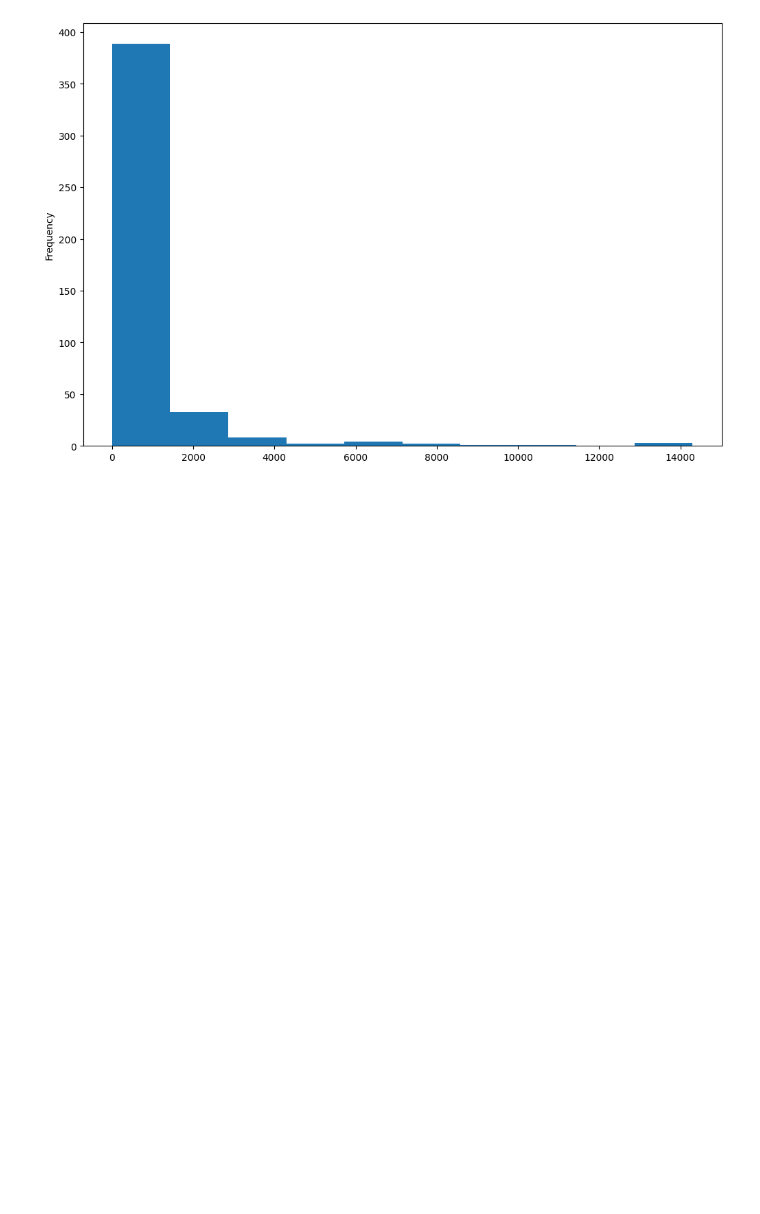
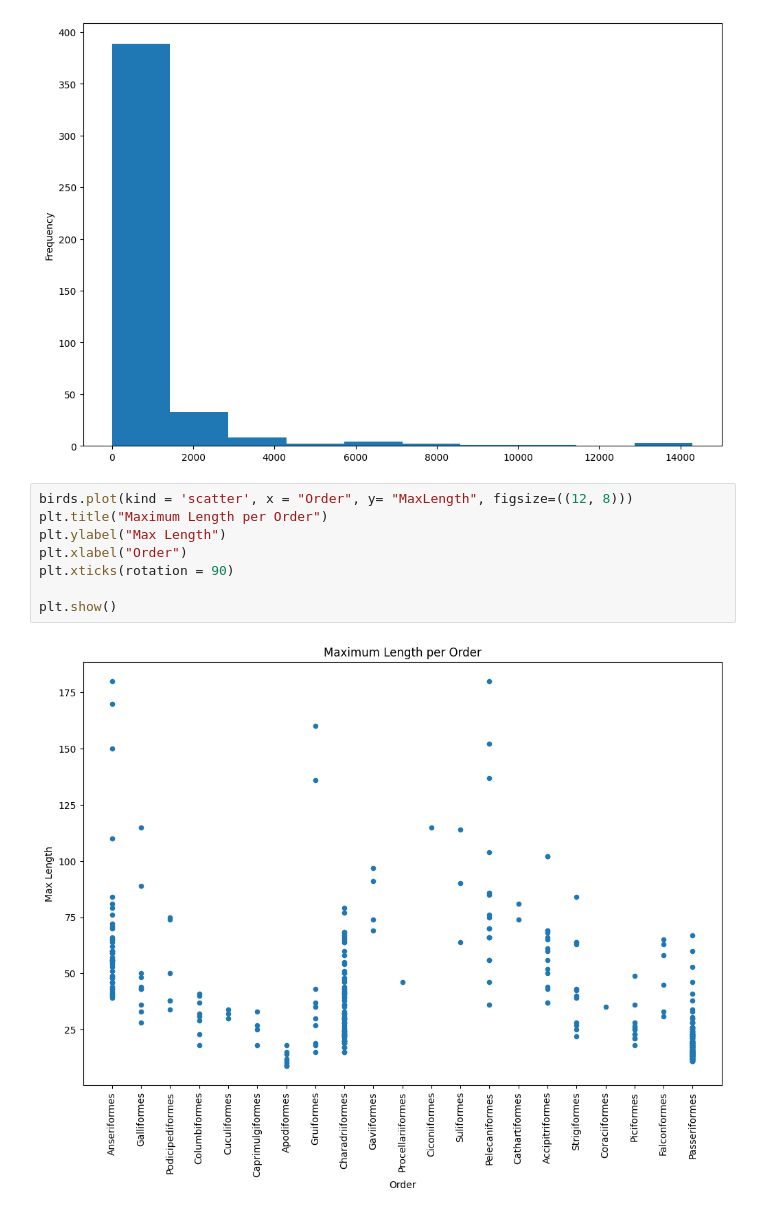
Before and after one commit to HABUDANHAYABK/ArewaDS-Machine-Learning, a Jupyter notebook: Data-Visualizations/Visualization-quantities/notebook.ipynb, the cells around one changed output. Drawn from its saved outputs; the diff is of its cells as text; blank space fills up the shorter version.

Commit message:
visualization of quanties

```diff
--- a/Data-Visualizations/Visualization-quantities/notebook.ipynb
+++ b/Data-Visualizations/Visualization-quantities/notebook.ipynb
@@ -58,3 +58,13 @@ birds['MaxBodyMass'].plot(kind='hist', figsize=((12, 8)))
 plt.show()
 # %% [output]
 [figure]
+# %%
+birds.plot(kind = 'scatter', x = "Order", y= "MaxLength", figsize=((12, 8)))
+plt.title("Maximum Length per Order")
+plt.ylabel("Max Length")
+plt.xlabel("Order")
+plt.xticks(rotation = 90)
+
+plt.show()
+# %% [output]
+[figure, added]
```
Also changed, not shown: parts of 1 cell of this notebook.
